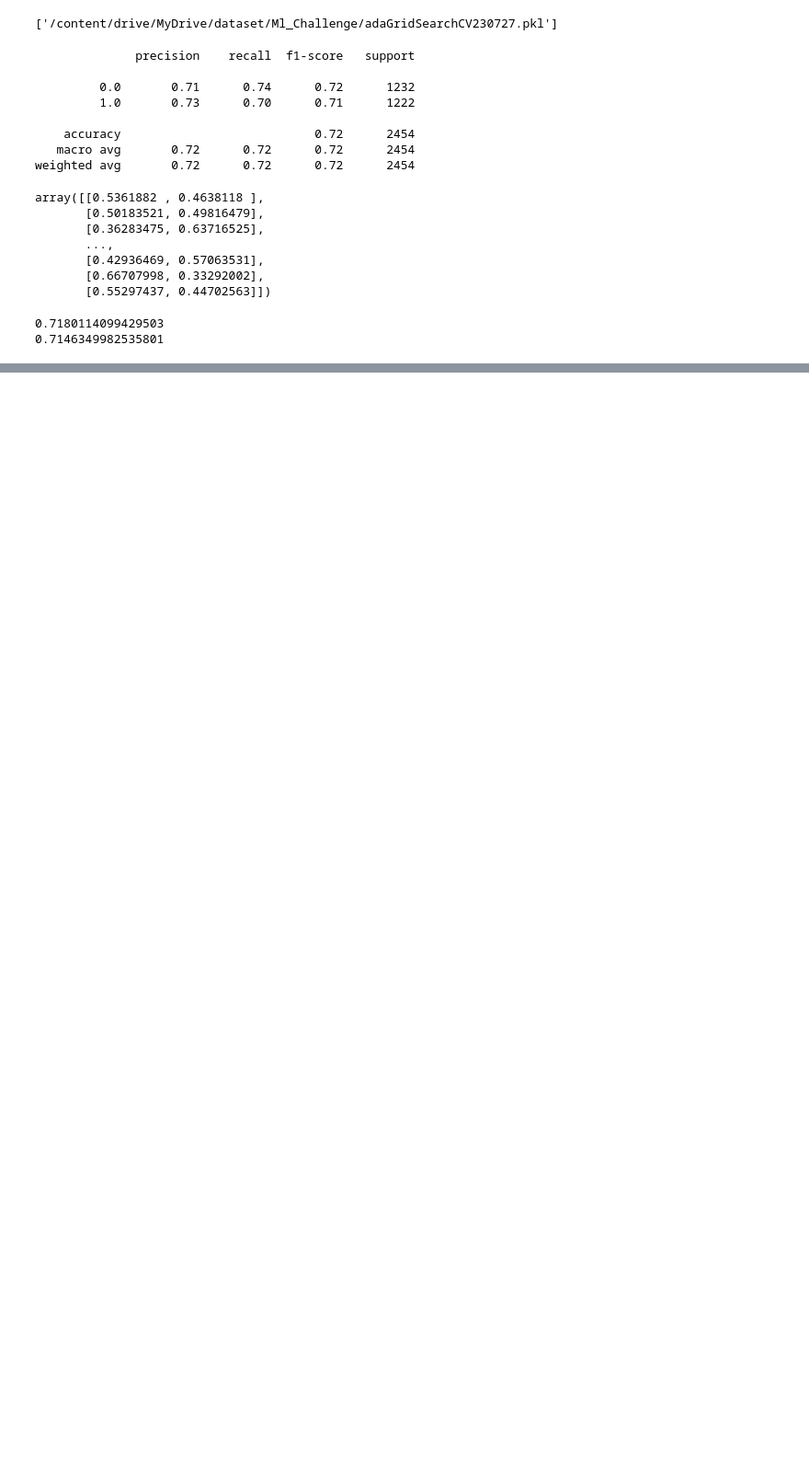
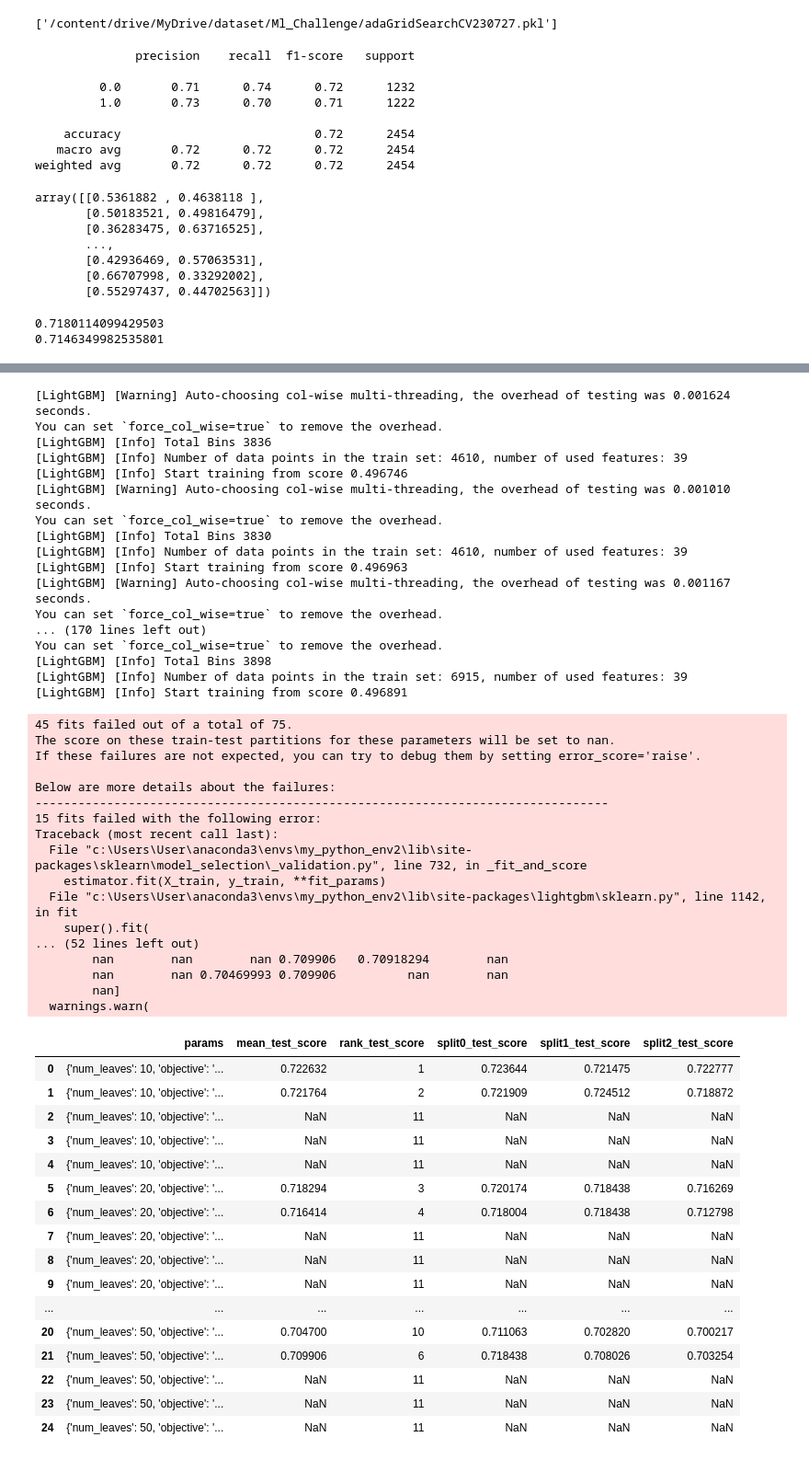
Before and after one commit to minzy213/skkukdt_minzy, a Jupyter notebook: diamond/high_diamond_ranked_10min.ipynb, the cells around one changed output, grey strips where cells are left out. Shown: that part at 92% size. Cells and saved outputs as stored; diff of their text form; code cells hidden in the pictures; blank space fills up the shorter version.

```diff
--- a/diamond/high_diamond_ranked_10min.ipynb
+++ b/diamond/high_diamond_ranked_10min.ipynb
@@ -523,0 +607,67 @@ print(ada.score(x_train, y_train))
+# %%
+import lightgbm as lgb
+
+lgb_clf = lgb.LGBMClassifier()
+
+ada_param_grid = {"num_leaves" :[10, 20, 30, 40, 50],
+                  "objective" : ['regression', 'binary', 'multiclass', 'LGBMClassifier', 'lambdarank']}
+grid = GridSearchCV(lgb_clf, param_grid = ada_param_grid, cv=3, refit = True ,  scoring='accuracy')
+
+grid.fit(x_train[x_train.columns], y_train)
+pd.DataFrame(grid.cv_results_)[['params', 'mean_test_score', 'rank_test_score', 'split0_test_score', 'split1_test_score', 'split2_test_score']]
+
+# lgb_clf.fit(x_train, y_train)
+# y_pred = lgb_clf.predict(x_test)
+# lgb_clf.score(x_test, y_test)
+# %% [output]
+[LightGBM] [Warning] Auto-choosing col-wise multi-threading, the overhead of testing was 0.001624 seconds.
+You can set `force_col_wise=true` to remove the overhead.
+[LightGBM] [Info] Total Bins 3836
+[LightGBM] [Info] Number of data points in the train set: 4610, number of used features: 39
+[LightGBM] [Info] Start training from score 0.496746
+[LightGBM] [Warning] Auto-choosing col-wise multi-threading, the overhead of testing was 0.001010 seconds.
+You can set `force_col_wise=true` to remove the overhead.
+[LightGBM] [Info] Total Bins 3830
+[LightGBM] [Info] Number of data points in the train set: 4610, number of used features: 39
+[LightGBM] [Info] Start training from score 0.496963
+[LightGBM] [Warning] Auto-choosing col-wise multi-threading, the overhead of testing was 0.001167 seconds.
+You can set `force_col_wise=true` to remove the overhead.
+... (170 lines left out)
+You can set `force_col_wise=true` to remove the overhead.
+[LightGBM] [Info] Total Bins 3898
+[LightGBM] [Info] Number of data points in the train set: 6915, number of used features: 39
+[LightGBM] [Info] Start training from score 0.496891
+45 fits failed out of a total of 75.
+The score on these train-test partitions for these parameters will be set to nan.
+If these failures are not expected, you can try to debug them by setting error_score='raise'.
+
+Below are more details about the failures:
+--------------------------------------------------------------------------------
+15 fits failed with the following error:
+Traceback (most recent call last):
+  File "c:\Users\User\anaconda3\envs\my_python_env2\lib\site-packages\sklearn\model_selection\_validation.py", line 732, in _fit_and_score
+    estimator.fit(X_train, y_train, **fit_params)
+  File "c:\Users\User\anaconda3\envs\my_python_env2\lib\site-packages\lightgbm\sklearn.py", line 1142, in fit
+    super().fit(
+... (52 lines left out)
+        nan        nan        nan 0.709906   0.70918294        nan
+        nan        nan 0.70469993 0.709906          nan        nan
+        nan]
+  warnings.warn(
+|  | params | mean_test_score | rank_test_score | split0_test_score | split1_test_score | split2_test_score |
+| 0 | {'num_leaves': 10, 'objective': '... | 0.722632 | 1 | 0.723644 | 0.721475 | 0.722777 |
+| 1 | {'num_leaves': 10, 'objective': '... | 0.721764 | 2 | 0.721909 | 0.724512 | 0.718872 |
+| 2 | {'num_leaves': 10, 'objective': '... | NaN | 11 | NaN | NaN | NaN |
+| 3 | {'num_leaves': 10, 'objective': '... | NaN | 11 | NaN | NaN | NaN |
+| 4 | {'num_leaves': 10, 'objective': '... | NaN | 11 | NaN | NaN | NaN |
+| 5 | {'num_leaves': 20, 'objective': '... | 0.718294 | 3 | 0.720174 | 0.718438 | 0.716269 |
+| 6 | {'num_leaves': 20, 'objective': '... | 0.716414 | 4 | 0.718004 | 0.718438 | 0.712798 |
+| 7 | {'num_leaves': 20, 'objective': '... | NaN | 11 | NaN | NaN | NaN |
+| 8 | {'num_leaves': 20, 'objective': '... | NaN | 11 | NaN | NaN | NaN |
+| 9 | {'num_leaves': 20, 'objective': '... | NaN | 11 | NaN | NaN | NaN |
+| ... | ... | ... | ... | ... | ... | ... |
+| 20 | {'num_leaves': 50, 'objective': '... | 0.704700 | 10 | 0.711063 | 0.702820 | 0.700217 |
+| 21 | {'num_leaves': 50, 'objective': '... | 0.709906 | 6 | 0.718438 | 0.708026 | 0.703254 |
+| 22 | {'num_leaves': 50, 'objective': '... | NaN | 11 | NaN | NaN | NaN |
+| 23 | {'num_leaves': 50, 'objective': '... | NaN | 11 | NaN | NaN | NaN |
+| 24 | {'num_leaves': 50, 'objective': '... | NaN | 11 | NaN | NaN | NaN |
```
Also changed, not shown: parts of 17 cells of this notebook, 1 other file.
